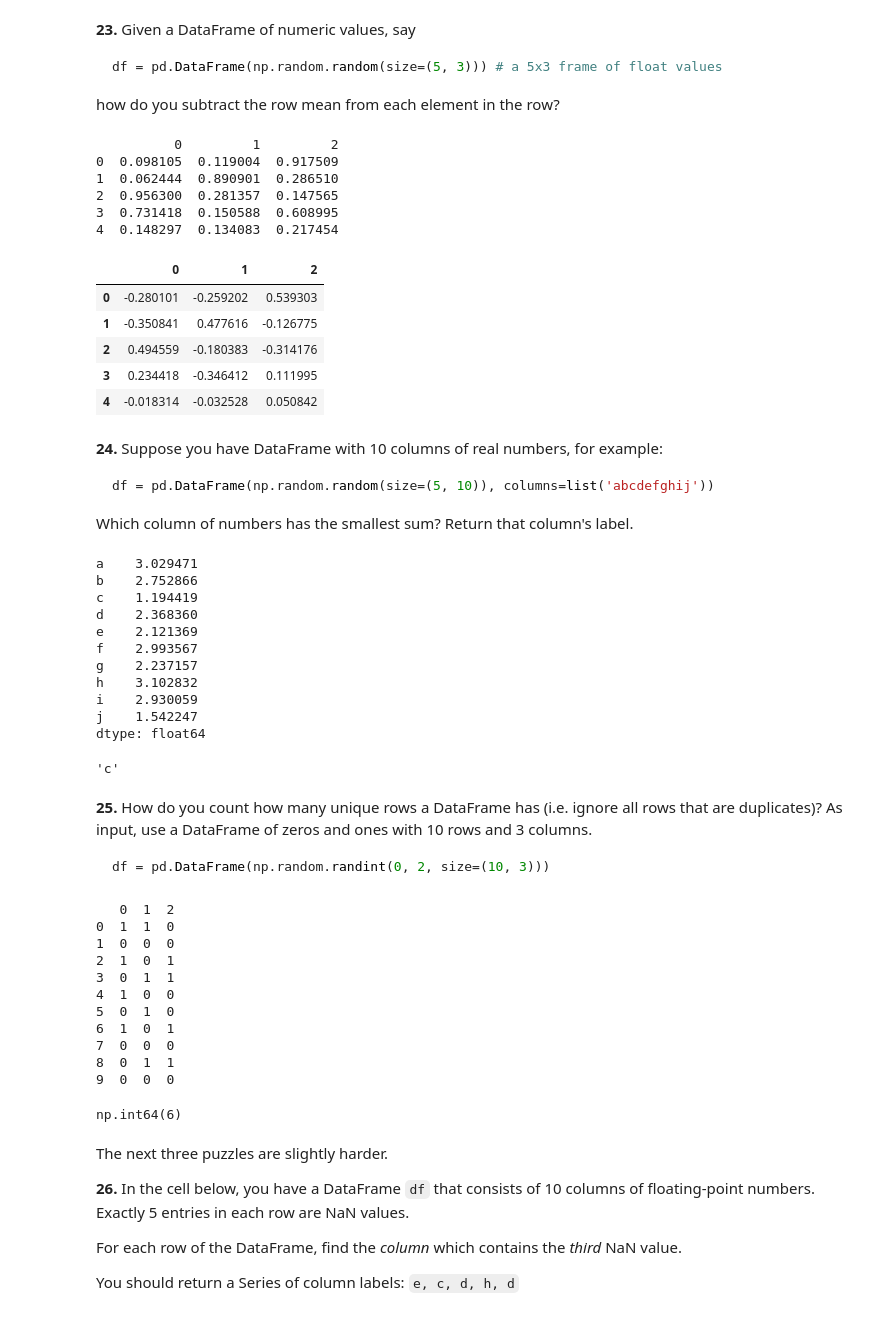
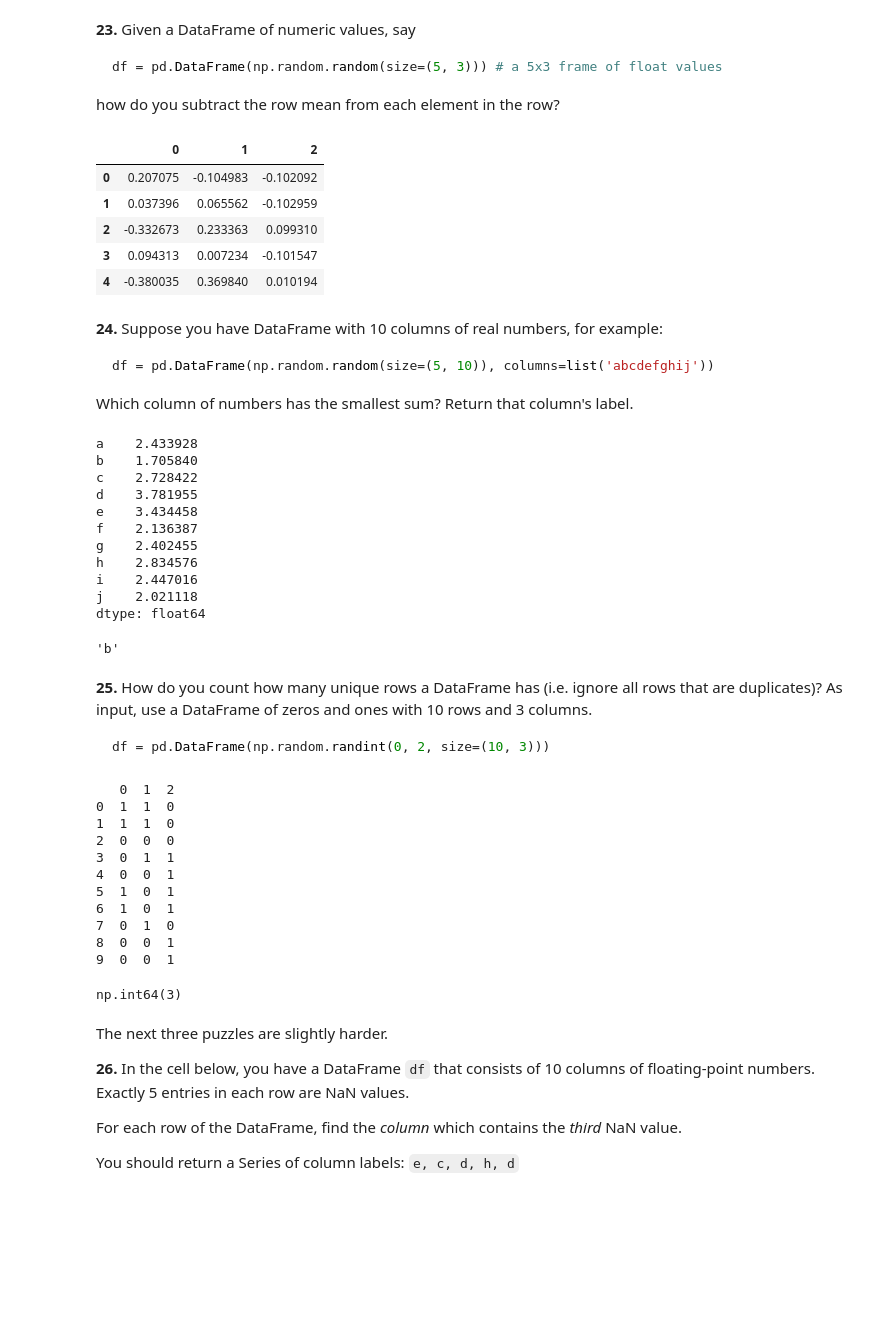
Before and after one commit to markmbarak8/100-pandas-puzzles-solved-, a Jupyter notebook: 100-pandas-puzzles.ipynb, the cells around one changed output. Saved outputs shown, nothing was run; the diff lists cells and outputs as text; code cells hidden in the pictures; blank space fills up the shorter version.

````diff
--- a/100-pandas-puzzles.ipynb
+++ b/100-pandas-puzzles.ipynb
@@ -366,23 +388,14 @@ df = pd.DataFrame(np.random.random(size=(5, 3))) # a 5x3 frame of float values
 how do you subtract the row mean from each element in the row?
 # %%
 df = pd.DataFrame(np.random.random(size=(5, 3)))
-print(df)
-for i in df.index:
-    df.iloc[i]-=df.iloc[i].mean()
-df
+df.subtract(df.mean(axis=1),axis=0)
 # %% [output]
-          0         1         2
-0  0.098105  0.119004  0.917509
-1  0.062444  0.890901  0.286510
-2  0.956300  0.281357  0.147565
-3  0.731418  0.150588  0.608995
-4  0.148297  0.134083  0.217454
 |  | 0 | 1 | 2 |
-| 0 | -0.280101 | -0.259202 | 0.539303 |
-| 1 | -0.350841 | 0.477616 | -0.126775 |
-| 2 | 0.494559 | -0.180383 | -0.314176 |
-| 3 | 0.234418 | -0.346412 | 0.111995 |
-| 4 | -0.018314 | -0.032528 | 0.050842 |
+| 0 | 0.207075 | -0.104983 | -0.102092 |
+| 1 | 0.037396 | 0.065562 | -0.102959 |
+| 2 | -0.332673 | 0.233363 | 0.099310 |
+| 3 | 0.094313 | 0.007234 | -0.101547 |
+| 4 | -0.380035 | 0.369840 | 0.010194 |
 # %% [markdown]
 **24.** Suppose you have DataFrame with 10 columns of real numbers, for example:
 
@@ -392,21 +405,21 @@ df = pd.DataFrame(np.random.random(size=(5, 10)), columns=list('abcdefghij'))
 Which column of numbers has the smallest sum?  Return that column's label.
 # %%
 df = pd.DataFrame(np.random.random(size=(5, 10)), columns=list('abcdefghij'))
-print(sums:=pd.Series({i:df[i].sum(axis=0) for i in df.columns}))
-sums.index[sums.argmin()]
+print(df.sum())
+df.columns[df.sum(axis=0).argmin()]
 # %% [output]
-a    3.029471
-b    2.752866
-c    1.194419
-d    2.368360
-e    2.121369
-f    2.993567
-g    2.237157
-h    3.102832
-i    2.930059
-j    1.542247
+a    2.433928
+b    1.705840
+c    2.728422
+d    3.781955
+e    3.434458
+f    2.136387
+g    2.402455
+h    2.834576
+i    2.447016
+j    2.021118
 dtype: float64
-'c'
+'b'
 # %% [markdown]
 **25.** How do you count how many unique rows a DataFrame has (i.e. ignore all rows that are duplicates)? As input, use a DataFrame of zeros and ones with 10 rows and 3 columns.
 
@@ -415,20 +428,20 @@ df = pd.DataFrame(np.random.randint(0, 2, size=(10, 3)))
 ```
 # %%
 print(df:= pd.DataFrame(np.random.randint(0, 2, size=(10, 3))))
-df.duplicated().value_counts()[False]
+df.duplicated(keep=False).value_counts()[False]
 # %% [output]
    0  1  2
 0  1  1  0
-1  0  0  0
-2  1  0  1
+1  1  1  0
+2  0  0  0
 3  0  1  1
-4  1  0  0
-5  0  1  0
+4  0  0  1
+5  1  0  1
 6  1  0  1
-7  0  0  0
-8  0  1  1
-9  0  0  0
+7  0  1  0
+8  0  0  1
+9  0  0  1
-np.int64(6)
+np.int64(3)
 # %% [markdown]
 The next three puzzles are slightly harder.
 
````
Also changed, not shown: parts of 4 cells of this notebook.
